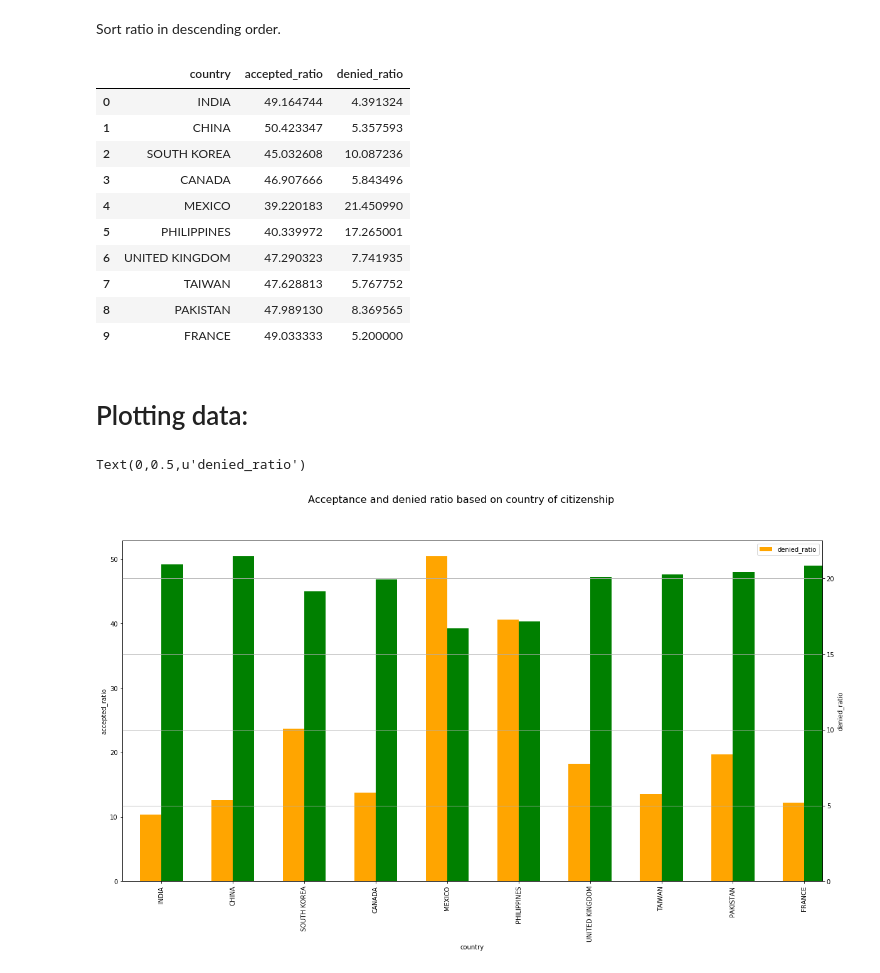
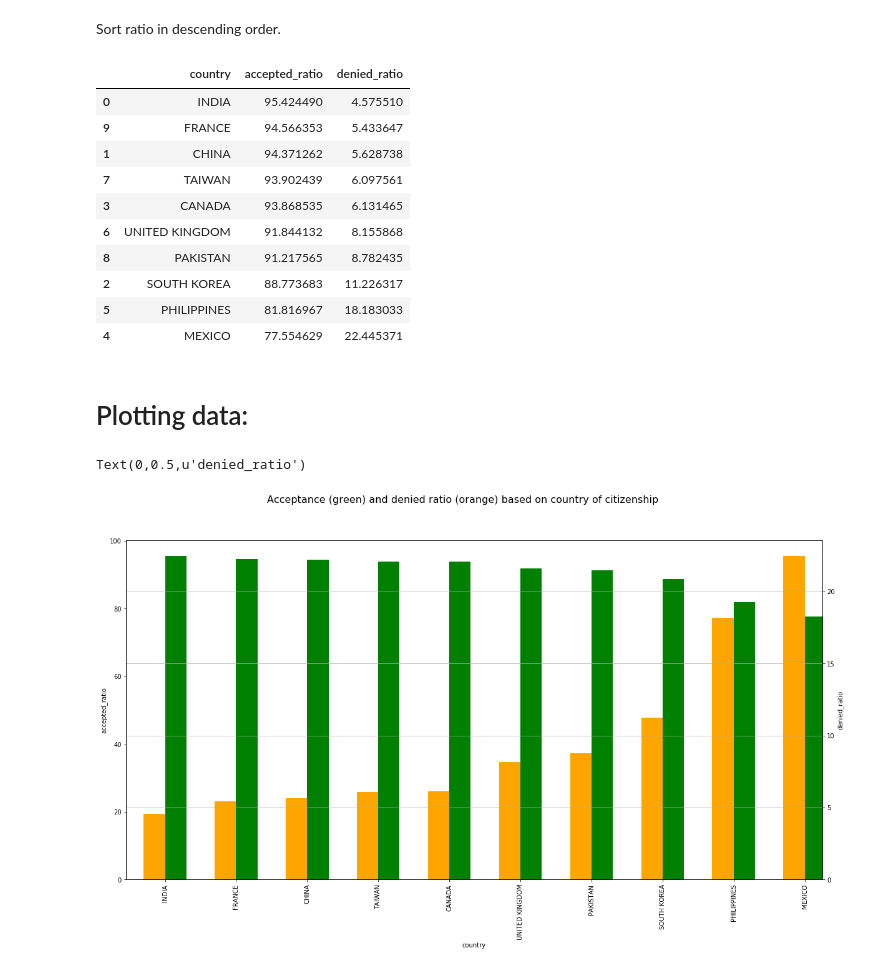
Before and after one commit to fall4knight/US-visa-application, a Jupyter notebook: US_visa_application_analysis_marjan.ipynb, the cells around one changed output. Saved outputs shown, nothing was run; the diff lists cells and outputs as text; code cells hidden in the pictures.

Commit message:
Certified expired added to Certified Ratio
Certified expired added to Certified Ratio in case status.
Analysis added.

```diff
--- a/US_visa_application_analysis_marjan.ipynb
+++ b/US_visa_application_analysis_marjan.ipynb
@@ -54,0 +60,5 @@ data_clean
+# %%
+
+data_clean = data_clean[data_clean["case_status"] != "Withdrawn"] #removing withdrawn in case status
+data_clean.loc[data_clean.case_status == 'Certified-Expired', 'case_status'] = 'Certified' #adding Certified expired to certified case status.
+data_clean
@@ -90,41 +119,38 @@ df['denied_ratio'] = pd.to_numeric(df['denied_ratio'], errors = "coerce")
 df
 # %% [output]
 |  | country | accepted_ratio | denied_ratio |
-| 0 | INDIA | 49.164744 | 4.391324 |
-| 1 | CHINA | 50.423347 | 5.357593 |
-| 2 | SOUTH KOREA | 45.032608 | 10.087236 |
-| 3 | CANADA | 46.907666 | 5.843496 |
-| 4 | MEXICO | 39.220183 | 21.450990 |
-| 5 | PHILIPPINES | 40.339972 | 17.265001 |
-| 6 | UNITED KINGDOM | 47.290323 | 7.741935 |
-| 7 | TAIWAN | 47.628813 | 5.767752 |
-| 8 | PAKISTAN | 47.989130 | 8.369565 |
-| 9 | FRANCE | 49.033333 | 5.200000 |
+| 0 | INDIA | 95.424490 | 4.575510 |
+| 9 | FRANCE | 94.566353 | 5.433647 |
+| 1 | CHINA | 94.371262 | 5.628738 |
+| 7 | TAIWAN | 93.902439 | 6.097561 |
+| 3 | CANADA | 93.868535 | 6.131465 |
+| 6 | UNITED KINGDOM | 91.844132 | 8.155868 |
+| 8 | PAKISTAN | 91.217565 | 8.782435 |
+| 2 | SOUTH KOREA | 88.773683 | 11.226317 |
+| 5 | PHILIPPINES | 81.816967 | 18.183033 |
+| 4 | MEXICO | 77.554629 | 22.445371 |
 # %% [markdown]
 # Plotting data:
 # %%
 import seaborn as sns
 import matplotlib.pyplot as plt
 
 #df = df.set_index('country')
 fig = plt.figure(figsize=(20,10)) # Create matplotlib figure
 
 ax = fig.add_subplot(111) # Create matplotlib axes
 ax2 = ax.twinx() # Create another axes that shares the same x-axis as a
 width = .3
 
-df.accepted_ratio.plot(kind='bar',color='green',ax=ax,width=width, position=0,legend=False)
-
-plt.legend(loc='best')
-df.denied_ratio.plot(kind='bar',color='orange', ax=ax2,width = width,position=1,legend=False)
-plt.legend(loc='best')
+df.accepted_ratio.plot(kind='bar',color='green',ax=ax,width=width, position=0,label='accepted ratio')
+df.denied_ratio.plot(kind='bar',color='orange', ax=ax2,width = width,position=1,label='denied ratio')
 ax.grid(None, axis=1)
 ax2.grid(None)
 
-plt.suptitle('Acceptance and denied ratio based on country of citizenship',size=16)
-
+plt.suptitle('Acceptance (green) and denied ratio (orange) based on country of citizenship',size=16)
+#plt.legend();
 ax.set_ylabel('accepted_ratio')
 ax2.set_ylabel('denied_ratio')
 # %% [output]
 Text(0,0.5,u'denied_ratio')
-[figure, old version]
+[figure, new version]
```
Also changed, not shown: parts of 6 cells of this notebook.
